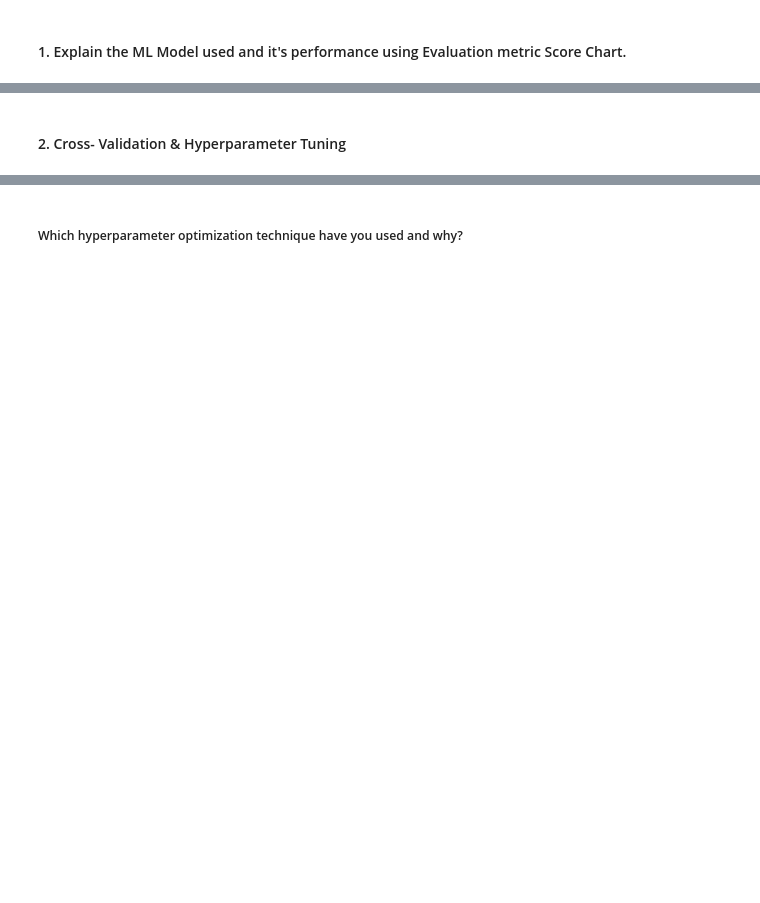
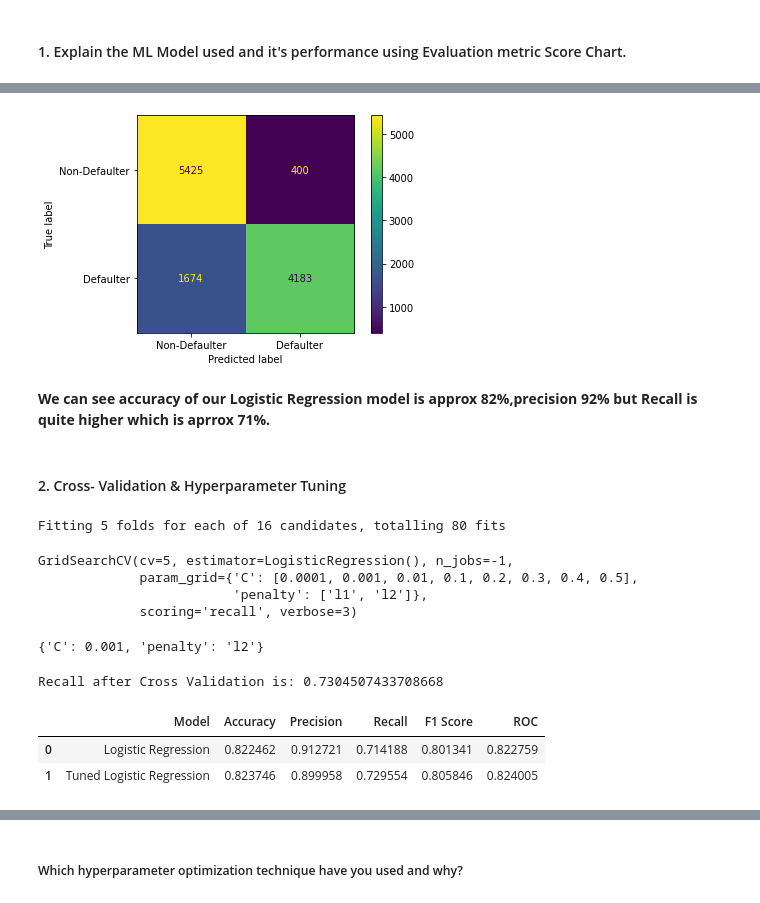
Before and after one commit to oweskhan77/Credit-Card-Default-Prediction, a Jupyter notebook: Credit_Card_Default_Prediction_ML_Submission_Template.ipynb, the cells around one changed output, grey strips where cells are left out. Cells and saved outputs as stored; diff of their text form; code cells hidden in the pictures; blank space fills up the shorter version.

```diff
--- a/Credit_Card_Default_Prediction_ML_Submission_Template.ipynb
+++ b/Credit_Card_Default_Prediction_ML_Submission_Template.ipynb
@@ -1135,8 +1279,38 @@ For the train-test split, I utilised an 75:25 ratio. We can see we have 35046 da
+# %%
+#Confusion matrics for Test
+cm = confusion_matrix(Y_test, y_pred_test)
+cm_display = metrics.ConfusionMatrixDisplay(confusion_matrix = cm, display_labels = ['Non-Defaulter','Defaulter'])
+cm_display.plot()
+plt.show()
+# %% [output]
+[figure, added]
+# %% [markdown]
+**We can see accuracy of our Logistic Regression model is approx 82%,precision 92% but Recall is quite higher which is aprrox 71%.**
 # %% [markdown]
 #### 2. Cross- Validation & Hyperparameter Tuning
 # %%
 # ML Model - 1 Implementation with hyperparameter optimization techniques (i.e., GridSearch CV, RandomSearch CV, Bayesian Optimization etc.)
+logistic_regg = LogisticRegression()
+#Setting the parameters for Cross Validation
+param_grid = {'penalty':['l1','l2'], 'C' : [0.0001,0.001, 0.01, 0.1, 0.2, 0.3, 0.4, 0.5] }
 
+logistic_regg_cv = GridSearchCV(logistic_regg, param_grid, scoring = 'recall',n_jobs = -1, verbose = 3, cv = 5)
 # Fit the Algorithm
-
-# Predict on the model
+logistic_regg_cv.fit(X_train,Y_train)
+# %% [output]
+Fitting 5 folds for each of 16 candidates, totalling 80 fits
+GridSearchCV(cv=5, estimator=LogisticRegression(), n_jobs=-1,
+             param_grid={'C': [0.0001, 0.001, 0.01, 0.1, 0.2, 0.3, 0.4, 0.5],
+                         'penalty': ['l1', 'l2']},
+             scoring='recall', verbose=3)
+# %%
+#Best parameters
+logistic_regg_cv.best_params_
+# %% [output]
+{'C': 0.001, 'penalty': 'l2'}
+# %%
+#Best Score
+best_recall=logistic_regg_cv.best_score_
+print('Recall after Cross Validation is:',best_recall)
+# %% [output]
+Recall after Cross Validation is: 0.7304507433708668
@@ -1142,0 +1321,16 @@ For the train-test split, I utilised an 75:25 ratio. We can see we have 35046 da
+# %%
+# Visualizing evaluation Metric Score chart
+roc=roc_auc_score(Y_test, y_pred_test_cv)
+acc = accuracy_score(Y_test,y_pred_test_cv)
+prec = precision_score(Y_test, y_pred_test_cv)
+rec = recall_score(Y_test,y_pred_test_cv)
+f1 = f1_score(Y_test, y_pred_test_cv)
+
+eval_matric_cv = pd.DataFrame([['Tuned Logistic Regression', acc,prec,rec, f1,roc]],
+               columns = ['Model', 'Accuracy', 'Precision', 'Recall', 'F1 Score','ROC'])
+eval_matric=eval_matric.append(eval_matric_cv,ignore_index = True)
+eval_matric
+# %% [output]
+|  | Model | Accuracy | Precision | Recall | F1 Score | ROC |
+| 0 | Logistic Regression | 0.822462 | 0.912721 | 0.714188 | 0.801341 | 0.822759 |
+| 1 | Tuned Logistic Regression | 0.823746 | 0.899958 | 0.729554 | 0.805846 | 0.824005 |
```
Also changed, not shown: parts of 111 cells of this notebook.
